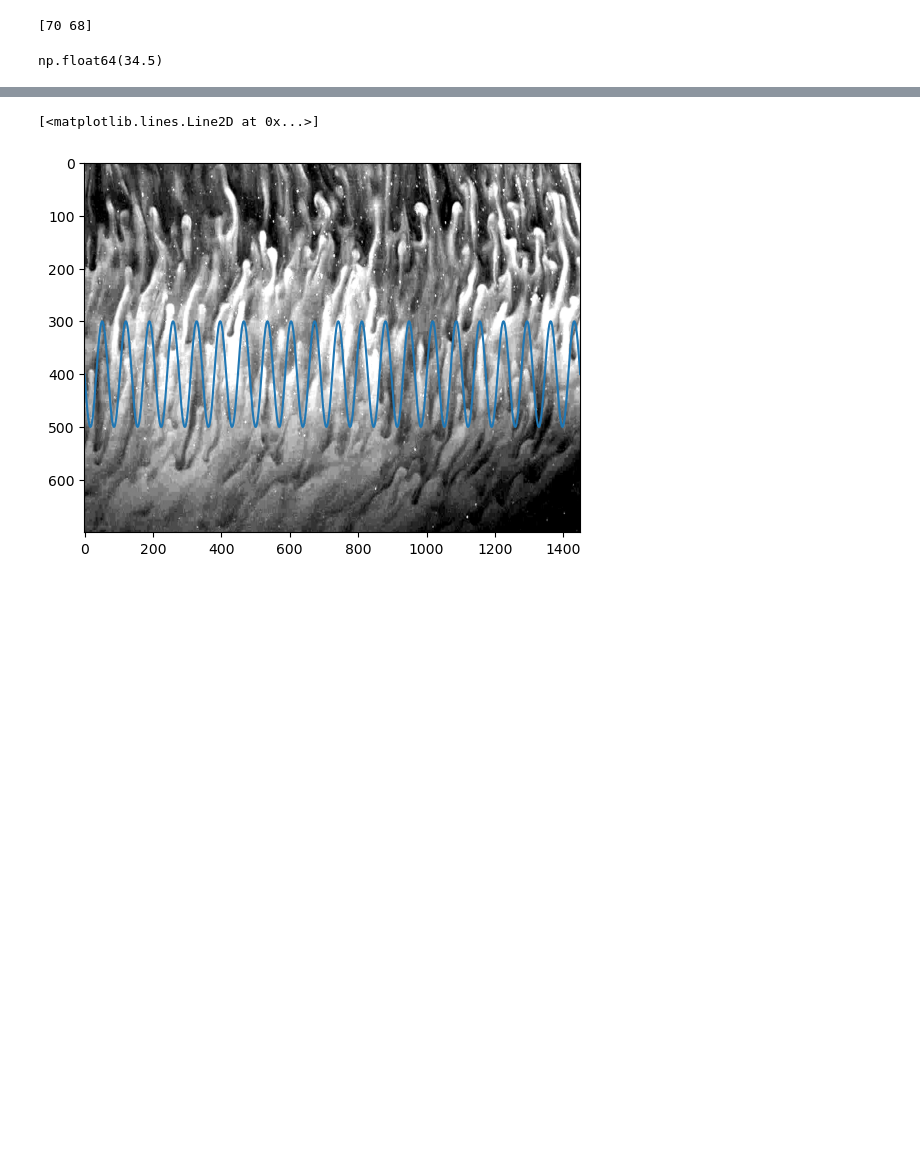
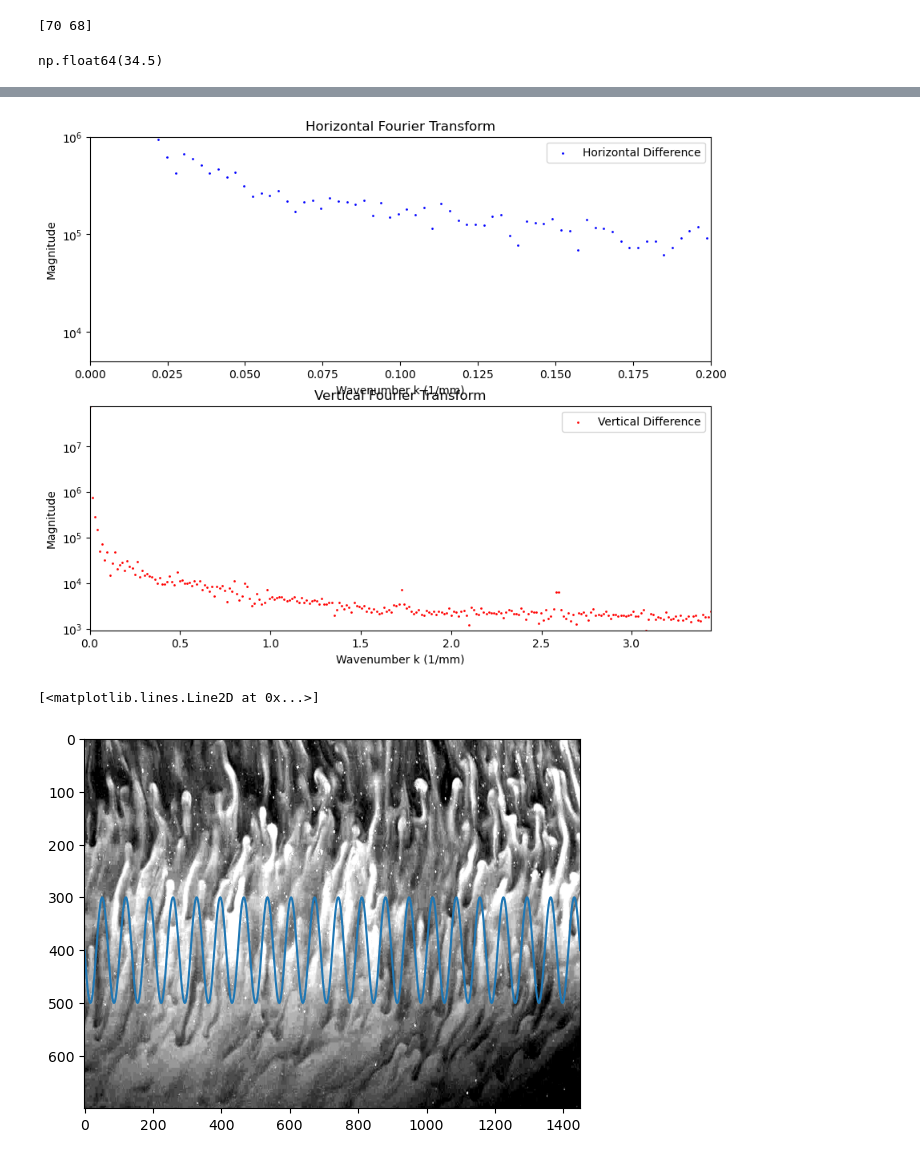
Before and after one commit to clemensuniH/ocean_pro, a Jupyter notebook: video_analysis.ipynb, the cells around one changed output, grey strips where cells are left out. Drawn from its saved outputs; the diff is of its cells as text; code cells hidden in the pictures; blank space fills up the shorter version.

```diff
--- a/video_analysis.ipynb
+++ b/video_analysis.ipynb
@@ -74,0 +67,4 @@ HTML(animation.to_jshtml())
+# %%
+animation2 = tools.fourier_animation(frequencies, magnitudes,baseline_horizontal=0,baseline_vertical=0, average=50,xlim_up=0.2)
+HTML(animation2.to_jshtml())
+# %% [output]
@@ -75,3 +72,4 @@ HTML(animation.to_jshtml())
+[figure, added]
 # %%
 # plot the frame with a drawn on sin function of wavelength x
 wavelength = 10/res
```
Also changed, not shown: parts of 8 cells of this notebook, 1 other file.
